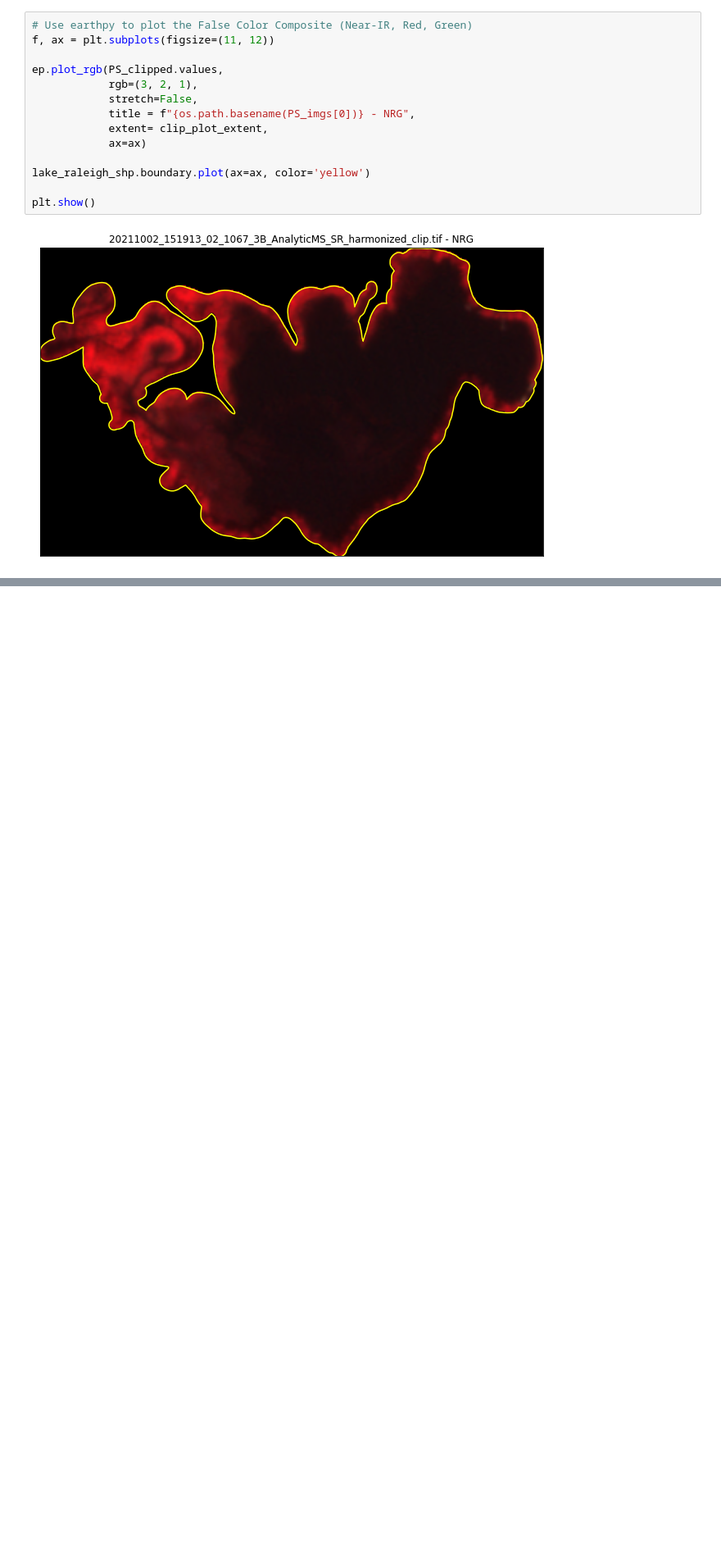
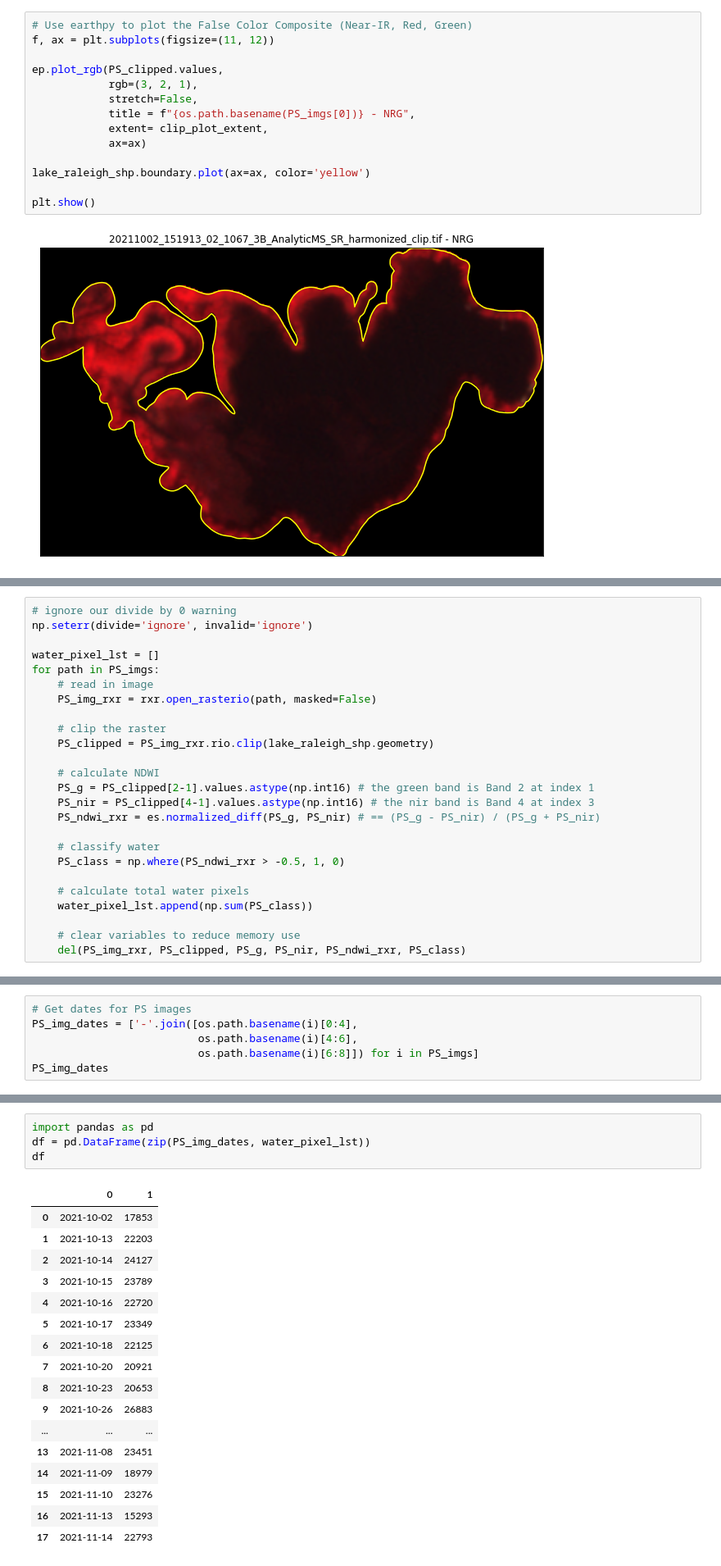
Before and after one commit to GAECLab/NR491_Fall2022, a Jupyter notebook: Week6_SatelliteData_Lecture/exercise4_RS.ipynb, the cells around one changed output, grey strips where cells are left out. Shown at 82% size. Drawn from its saved outputs; the diff is of its cells as text; blank space fills up the shorter version.

```diff
--- a/Week6_SatelliteData_Lecture/exercise4_RS.ipynb
+++ b/Week6_SatelliteData_Lecture/exercise4_RS.ipynb
@@ -301,0 +283,25 @@ np.sum(PS_class)
+# %%
+# ignore our divide by 0 warning
+np.seterr(divide='ignore', invalid='ignore')
+
+water_pixel_lst = []
+for path in PS_imgs:
+    # read in image
+    PS_img_rxr = rxr.open_rasterio(path, masked=False)
+
+    # clip the raster
+    PS_clipped = PS_img_rxr.rio.clip(lake_raleigh_shp.geometry)
+
+    # calculate NDWI
+    PS_g = PS_clipped[2-1].values.astype(np.int16) # the green band is Band 2 at index 1
+    PS_nir = PS_clipped[4-1].values.astype(np.int16) # the nir band is Band 4 at index 3
+    PS_ndwi_rxr = es.normalized_diff(PS_g, PS_nir) # == (PS_g - PS_nir) / (PS_g + PS_nir)
+
+    # classify water
+    PS_class = np.where(PS_ndwi_rxr > -0.5, 1, 0)
+
+    # calculate total water pixels
+    water_pixel_lst.append(np.sum(PS_class))
+
+    # clear variables to reduce memory use
+    del(PS_img_rxr, PS_clipped, PS_g, PS_nir, PS_ndwi_rxr, PS_class)
@@ -301,0 +329,6 @@ np.sum(PS_class)
+# %%
+# Get dates for PS images
+PS_img_dates = ['-'.join([os.path.basename(i)[0:4],
+                          os.path.basename(i)[4:6],
+                          os.path.basename(i)[6:8]]) for i in PS_imgs]
+PS_img_dates
@@ -301,0 +354,22 @@ np.sum(PS_class)
+# %%
+import pandas as pd
+df = pd.DataFrame(zip(PS_img_dates, water_pixel_lst))
+df
+# %% [output]
+|  | 0 | 1 |
+| 0 | 2021-10-02 | 17853 |
+| 1 | 2021-10-13 | 22203 |
+| 2 | 2021-10-14 | 24127 |
+| 3 | 2021-10-15 | 23789 |
+| 4 | 2021-10-16 | 22720 |
+| 5 | 2021-10-17 | 23349 |
+| 6 | 2021-10-18 | 22125 |
+| 7 | 2021-10-20 | 20921 |
+| 8 | 2021-10-23 | 20653 |
+| 9 | 2021-10-26 | 26883 |
+| ... | ... | ... |
+| 13 | 2021-11-08 | 23451 |
+| 14 | 2021-11-09 | 18979 |
+| 15 | 2021-11-10 | 23276 |
+| 16 | 2021-11-13 | 15293 |
+| 17 | 2021-11-14 | 22793 |
```
Also changed, not shown: parts of 24 cells of this notebook.
